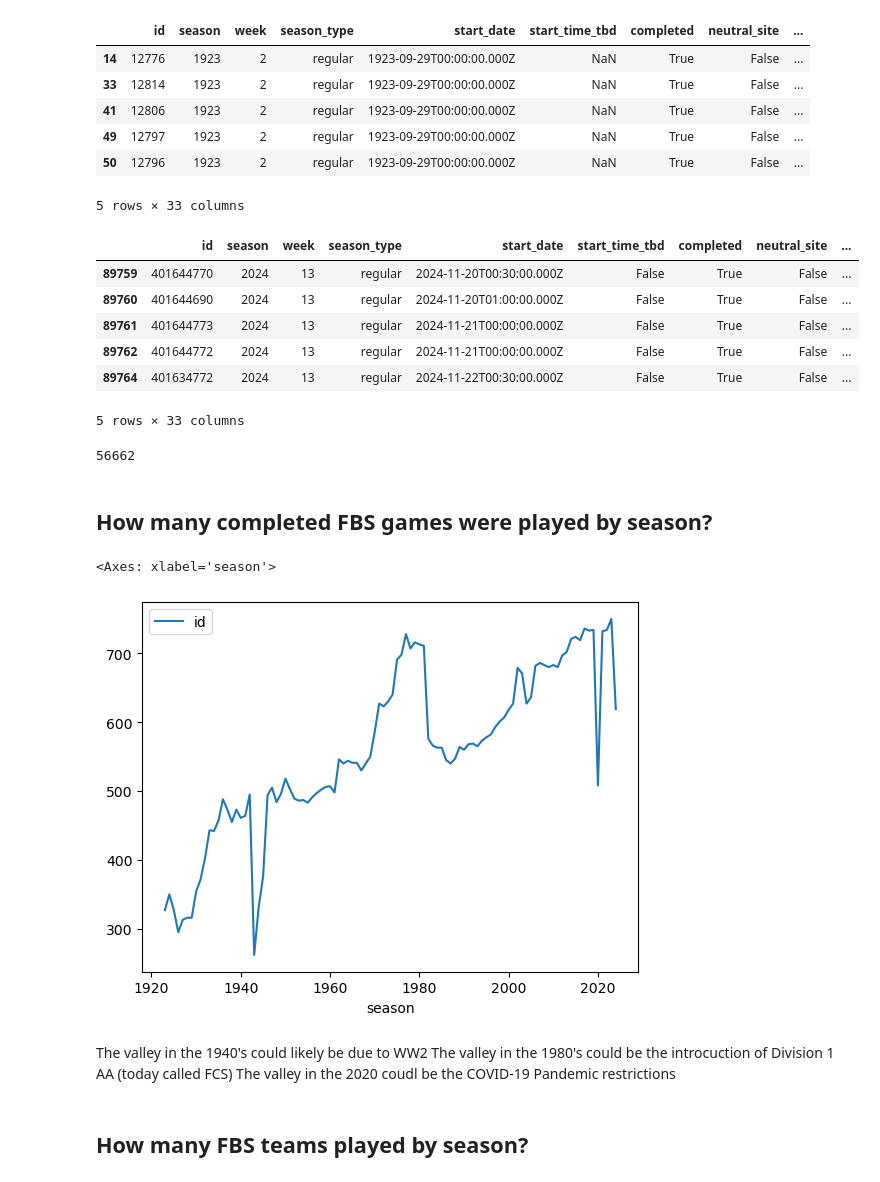
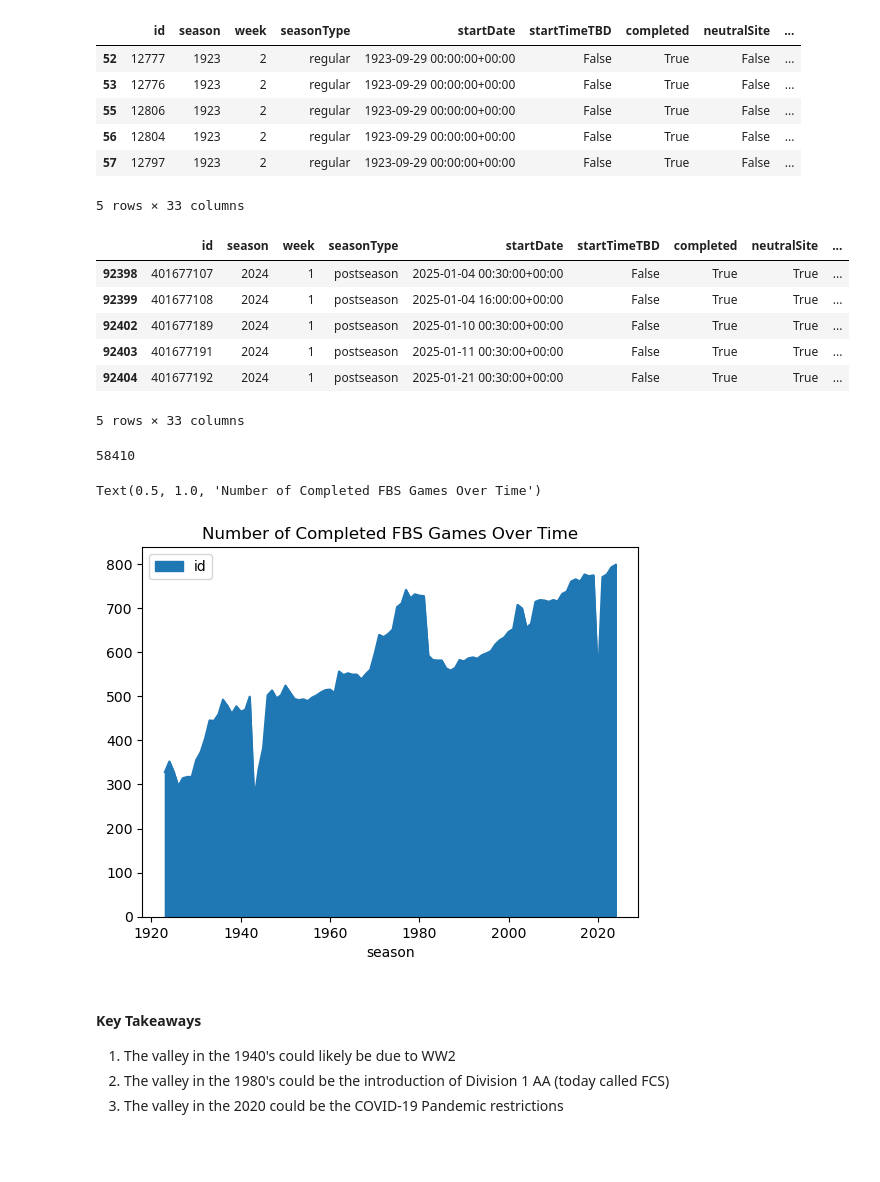
Before and after one commit to dim2215/Football_History, a Jupyter notebook: College Football Conference Strength Report.ipynb, the cells around one changed output. Drawn from its saved outputs; the diff is of its cells as text; code cells hidden in the pictures; blank space fills up the shorter version.

```diff
--- a/College Football Conference Strength Report.ipynb
+++ b/College Football Conference Strength Report.ipynb
@@ -37,7 +48,8 @@ import os
 # define variables
 
 pull_data = False
-fileName = "100_Year_Football_Data.csv"
+fileName = "100_Year_Football_Data_new.csv"
+year_end = 2025
 # %%
 # Pull data from website
 
@@ -114,42 +172,40 @@ len(games_df)
 # %%
-fbs_only_df = games_df[(games_df['home_division']=='fbs')&
-                       (games_df['away_division']=='fbs')&
+fbs_only_df = games_df[(games_df['homeClassification']=='fbs')&
+                       (games_df['awayClassification']=='fbs')&
                        (games_df['completed']==True)]
 # %%
 fbs_only_df.head()
 # %% [output]
-|  | id | season | week | season_type | start_date | start_time_tbd | completed | neutral_site | ... |
-| 14 | 12776 | 1923 | 2 | regular | 1923-09-29T00:00:00.000Z | NaN | True | False | ... |
-| 33 | 12814 | 1923 | 2 | regular | 1923-09-29T00:00:00.000Z | NaN | True | False | ... |
-| 41 | 12806 | 1923 | 2 | regular | 1923-09-29T00:00:00.000Z | NaN | True | False | ... |
-| 49 | 12797 | 1923 | 2 | regular | 1923-09-29T00:00:00.000Z | NaN | True | False | ... |
-| 50 | 12796 | 1923 | 2 | regular | 1923-09-29T00:00:00.000Z | NaN | True | False | ... |
+|  | id | season | week | seasonType | startDate | startTimeTBD | completed | neutralSite | ... |
+| 52 | 12777 | 1923 | 2 | regular | 1923-09-29 00:00:00+00:00 | False | True | False | ... |
+| 53 | 12776 | 1923 | 2 | regular | 1923-09-29 00:00:00+00:00 | False | True | False | ... |
+| 55 | 12806 | 1923 | 2 | regular | 1923-09-29 00:00:00+00:00 | False | True | False | ... |
+| 56 | 12804 | 1923 | 2 | regular | 1923-09-29 00:00:00+00:00 | False | True | False | ... |
+| 57 | 12797 | 1923 | 2 | regular | 1923-09-29 00:00:00+00:00 | False | True | False | ... |
 5 rows × 33 columns
 # %%
 fbs_only_df.tail()
 # %% [output]
-|  | id | season | week | season_type | start_date | start_time_tbd | completed | neutral_site | ... |
-| 89759 | 401644770 | 2024 | 13 | regular | 2024-11-20T00:30:00.000Z | False | True | False | ... |
-| 89760 | 401644690 | 2024 | 13 | regular | 2024-11-20T01:00:00.000Z | False | True | False | ... |
-| 89761 | 401644773 | 2024 | 13 | regular | 2024-11-21T00:00:00.000Z | False | True | False | ... |
-| 89762 | 401644772 | 2024 | 13 | regular | 2024-11-21T00:00:00.000Z | False | True | False | ... |
-| 89764 | 401634772 | 2024 | 13 | regular | 2024-11-22T00:30:00.000Z | False | True | False | ... |
+|  | id | season | week | seasonType | startDate | startTimeTBD | completed | neutralSite | ... |
+| 92398 | 401677107 | 2024 | 1 | postseason | 2025-01-04 00:30:00+00:00 | False | True | True | ... |
+| 92399 | 401677108 | 2024 | 1 | postseason | 2025-01-04 16:00:00+00:00 | False | True | True | ... |
+| 92402 | 401677189 | 2024 | 1 | postseason | 2025-01-10 00:30:00+00:00 | False | True | True | ... |
+| 92403 | 401677191 | 2024 | 1 | postseason | 2025-01-11 00:30:00+00:00 | False | True | True | ... |
+| 92404 | 401677192 | 2024 | 1 | postseason | 2025-01-21 00:30:00+00:00 | False | True | True | ... |
 5 rows × 33 columns
 # %%
 len(fbs_only_df)
 # %% [output]
-56662
+58410
-# %% [markdown]
-## How many completed FBS games were played by season?
 # %%
 games_per_season_count = fbs_only_df.groupby('season')['id'].nunique().reset_index()
-games_per_season_count.plot('season', 'id')
+games_per_season_count.plot.area('season', 'id')
+plt.title("Number of Completed FBS Games Over Time")
 # %% [output]
-<Axes: xlabel='season'>
+Text(0.5, 1.0, 'Number of Completed FBS Games Over Time')
-[figure, old version]
+[figure, new version]
 # %% [markdown]
-The valley in the 1940's could likely be due to WW2
-The valley in the 1980's could be the introcuction of Division 1 AA (today called FCS)
-The valley in the 2020 coudl be the COVID-19 Pandemic restrictions
+#### Key Takeaways
+1. The valley in the 1940's could likely be due to WW2
+2. The valley in the 1980's could be the introduction of Division 1 AA (today called FCS)
+3. The valley in the 2020 could be the COVID-19 Pandemic restrictions
-# %% [markdown]
-## How many FBS teams played by season?
```
Also changed, not shown: parts of 164 cells of this notebook, 1 other file.
